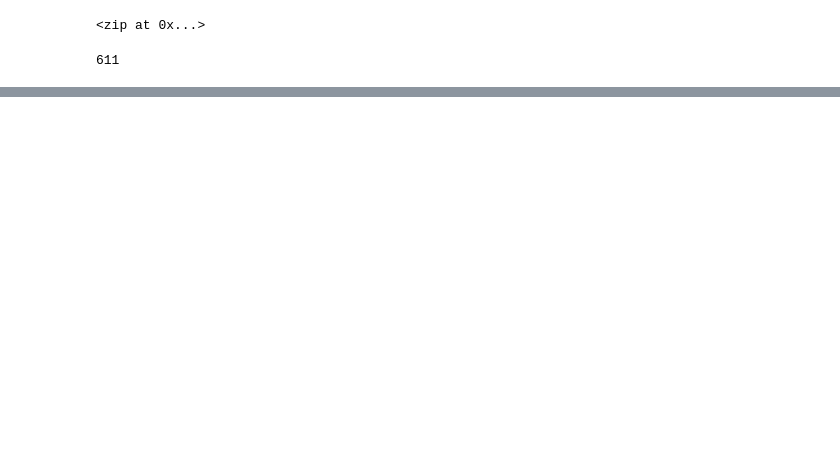
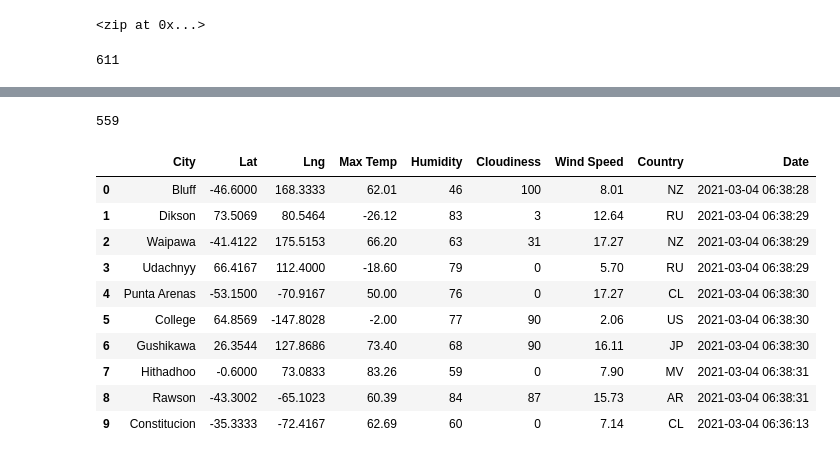
Before and after one commit to NCarr2021/World_Weather_Analysis, a Jupyter notebook: WeatherPy.ipynb, the cells around one changed output, grey strips where cells are left out. Saved outputs shown, nothing was run; the diff lists cells and outputs as text; code cells hidden in the pictures; blank space fills up the shorter version.

```diff
--- a/WeatherPy.ipynb
+++ b/WeatherPy.ipynb
@@ -33,0 +128,20 @@ len(cities)
+# %%
+len(city_data)
+# %% [output]
+559
+# %%
+# Convert the array of dictionaries to a Pandas DataFrame.
+city_data_df = pd.DataFrame(city_data)
+city_data_df.head(10)
+# %% [output]
+|  | City | Lat | Lng | Max Temp | Humidity | Cloudiness | Wind Speed | Country | Date |
+| 0 | Bluff | -46.6000 | 168.3333 | 62.01 | 46 | 100 | 8.01 | NZ | 2021-03-04 06:38:28 |
+| 1 | Dikson | 73.5069 | 80.5464 | -26.12 | 83 | 3 | 12.64 | RU | 2021-03-04 06:38:29 |
+| 2 | Waipawa | -41.4122 | 175.5153 | 66.20 | 63 | 31 | 17.27 | NZ | 2021-03-04 06:38:29 |
+| 3 | Udachnyy | 66.4167 | 112.4000 | -18.60 | 79 | 0 | 5.70 | RU | 2021-03-04 06:38:29 |
+| 4 | Punta Arenas | -53.1500 | -70.9167 | 50.00 | 76 | 0 | 17.27 | CL | 2021-03-04 06:38:30 |
+| 5 | College | 64.8569 | -147.8028 | -2.00 | 77 | 90 | 2.06 | US | 2021-03-04 06:38:30 |
+| 6 | Gushikawa | 26.3544 | 127.8686 | 73.40 | 68 | 90 | 16.11 | JP | 2021-03-04 06:38:30 |
+| 7 | Hithadhoo | -0.6000 | 73.0833 | 83.26 | 59 | 0 | 7.90 | MV | 2021-03-04 06:38:31 |
+| 8 | Rawson | -43.3002 | -65.1023 | 60.39 | 84 | 87 | 15.73 | AR | 2021-03-04 06:38:31 |
+| 9 | Constitucion | -35.3333 | -72.4167 | 62.69 | 60 | 0 | 7.14 | CL | 2021-03-04 06:36:13 |
```
Also changed, not shown: parts of 6 cells of this notebook, 2 other files.
